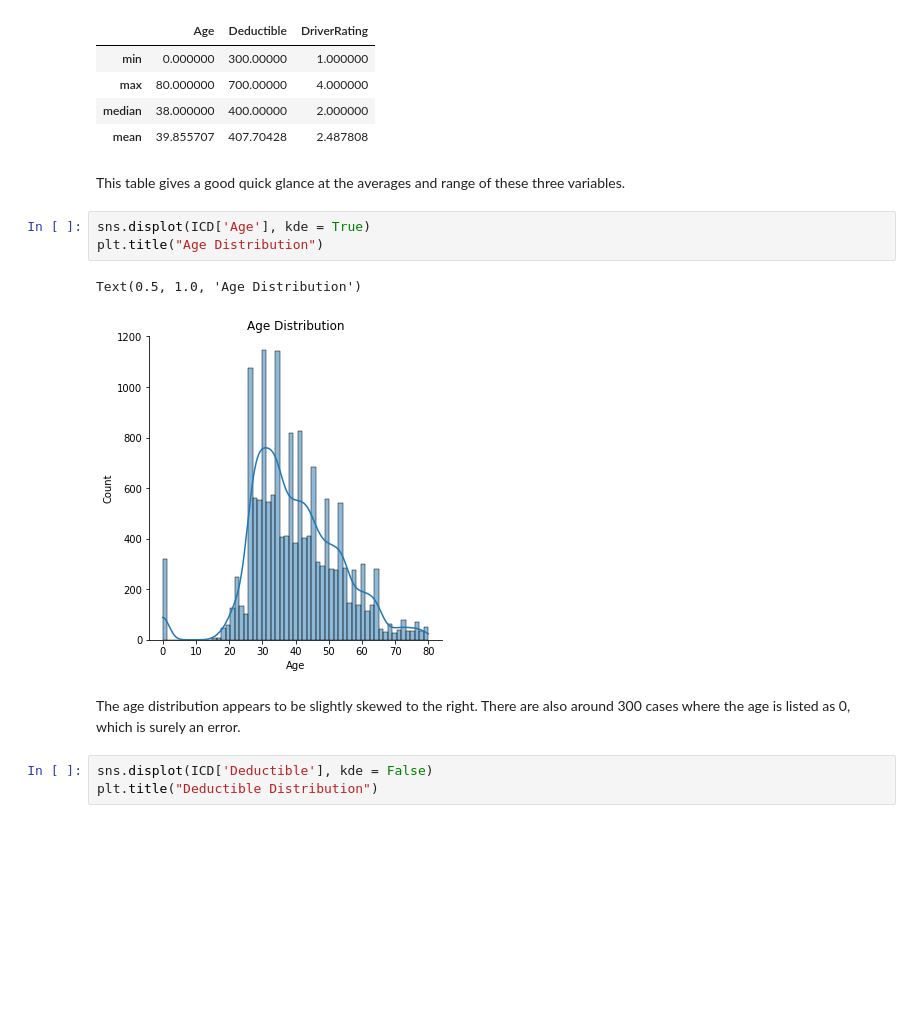
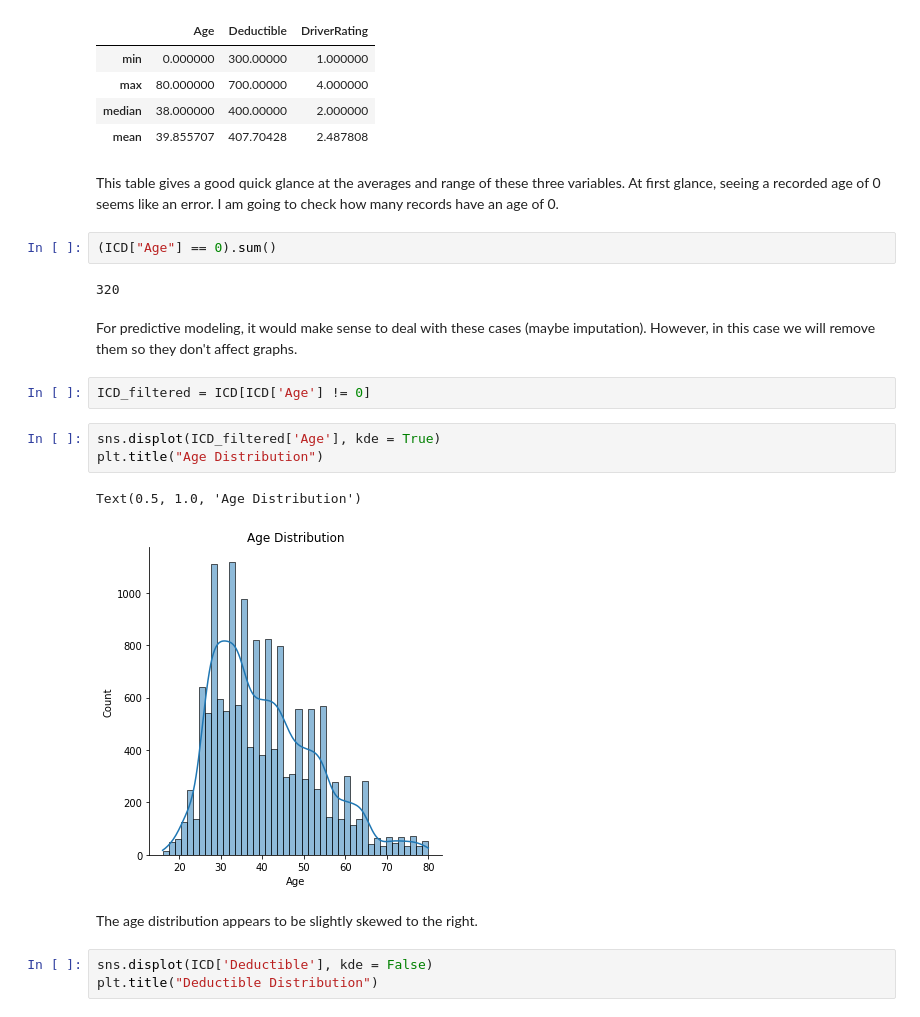
Before and after one commit to amieles/InsuranceFraudEDA, a Jupyter notebook: insurance-claim-eda.ipynb, the cells around one changed output. Saved outputs shown, nothing was run; the diff lists cells and outputs as text; blank space fills up the shorter version.

```diff
--- a/insurance-claim-eda.ipynb
+++ b/insurance-claim-eda.ipynb
@@ -77,15 +76,23 @@ ICD.agg(
 | median | 38.000000 | 400.00000 | 2.000000 |
 | mean | 39.855707 | 407.70428 | 2.487808 |
 # %% [markdown]
-This table gives a good quick glance at the averages and range of these three variables.
+This table gives a good quick glance at the averages and range of these three variables. At first glance, seeing a recorded age of 0 seems like an error. I am going to check how many records have an age of 0.
+# %%
+(ICD["Age"] == 0).sum()
+# %% [output]
+320
+# %% [markdown]
+For predictive modeling, it would make sense to deal with these cases (maybe imputation). However, in this case we will remove them so they don't affect graphs.
+# %%
+ICD_filtered = ICD[ICD['Age'] != 0]
 # %%
-sns.displot(ICD['Age'], kde = True)
+sns.displot(ICD_filtered['Age'], kde = True)
 plt.title("Age Distribution")
 # %% [output]
 Text(0.5, 1.0, 'Age Distribution')
-[figure, old version]
+[figure, new version]
 # %% [markdown]
-The age distribution appears to be slightly skewed to the right. There are also around 300 cases where the age is listed as 0, which is surely an error.
+The age distribution appears to be slightly skewed to the right.
 # %%
 sns.displot(ICD['Deductible'], kde = False)
 plt.title("Deductible Distribution")
```
Also changed, not shown: parts of 7 cells of this notebook.
